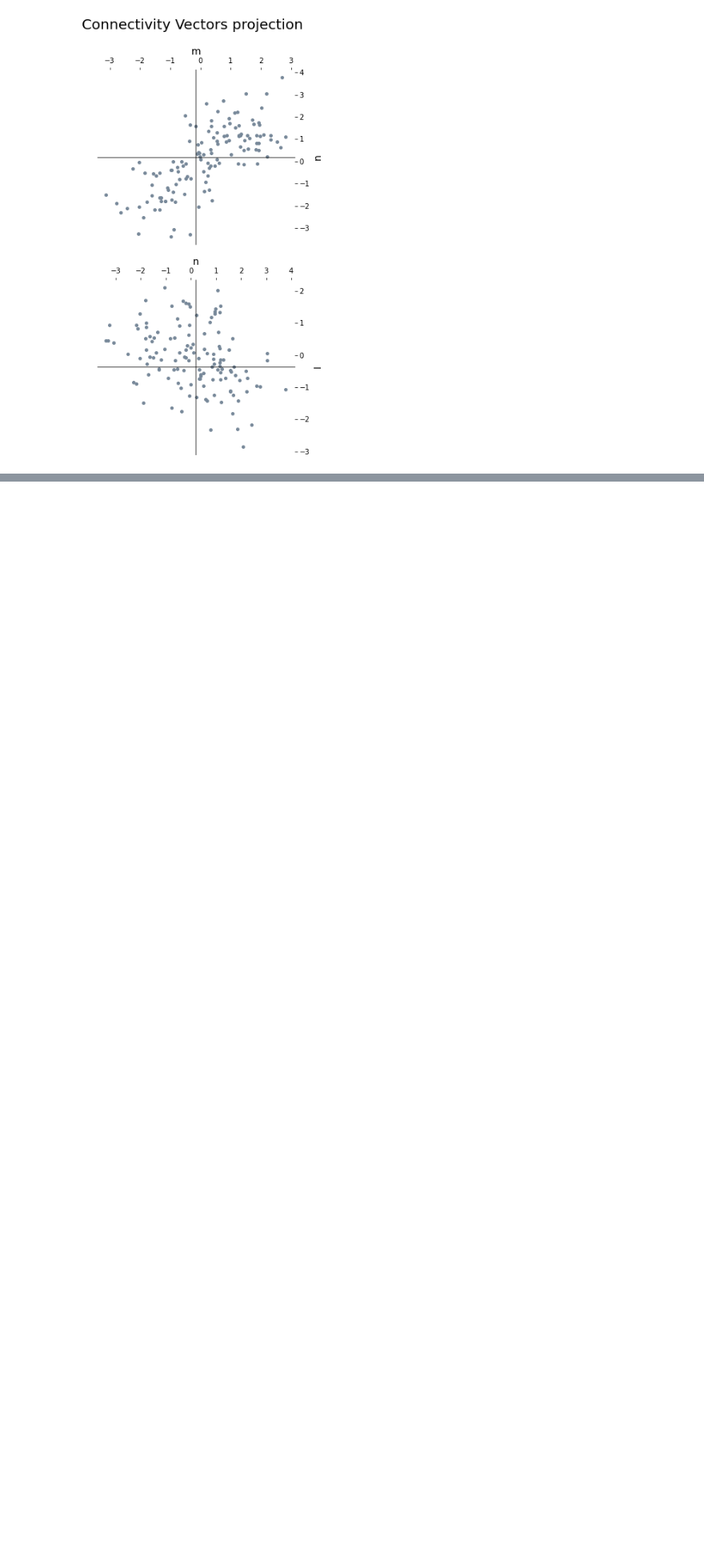
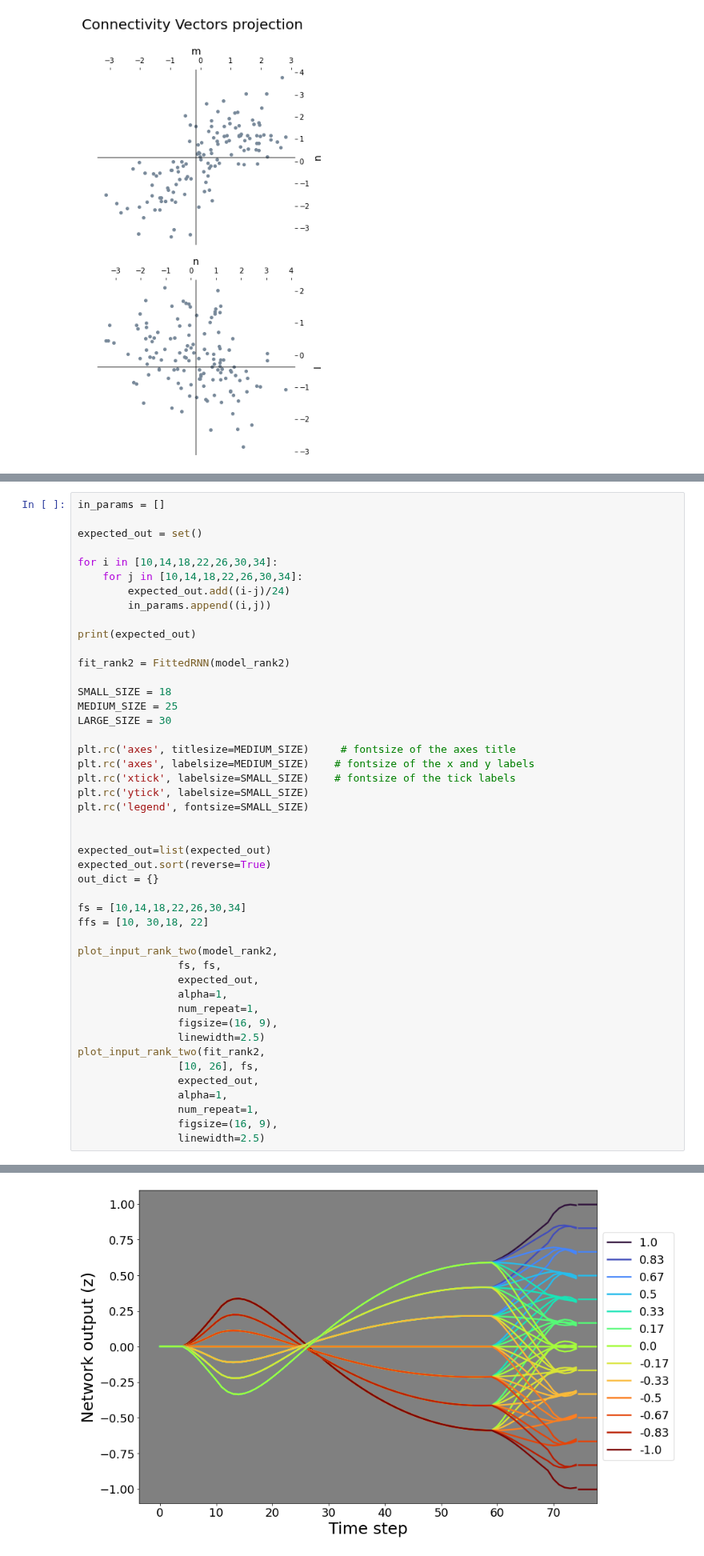
Before and after one commit to Erfan7bt/MHBF, a Jupyter notebook: Projects/ErfanCheck.ipynb, the cells around one changed output, grey strips where cells are left out. Shown at 80% size. Cells and saved outputs as stored; diff of their text form; blank space fills up the shorter version.

```diff
--- a/Projects/ErfanCheck.ipynb
+++ b/Projects/ErfanCheck.ipynb
@@ -123,0 +160,47 @@ plot_input_range(twomodel_given,
+# %%
+in_params = []
+
+expected_out = set()
+
+for i in [10,14,18,22,26,30,34]:
+    for j in [10,14,18,22,26,30,34]:
+        expected_out.add((i-j)/24)
+        in_params.append((i,j))
+
+print(expected_out)
+
+fit_rank2 = FittedRNN(model_rank2)
+
+SMALL_SIZE = 18
+MEDIUM_SIZE = 25
+LARGE_SIZE = 30
+
+plt.rc('axes', titlesize=MEDIUM_SIZE)     # fontsize of the axes title
+plt.rc('axes', labelsize=MEDIUM_SIZE)    # fontsize of the x and y labels
+plt.rc('xtick', labelsize=SMALL_SIZE)    # fontsize of the tick labels
+plt.rc('ytick', labelsize=SMALL_SIZE)
+plt.rc('legend', fontsize=SMALL_SIZE)
+
+
+expected_out=list(expected_out)
+expected_out.sort(reverse=True)
+out_dict = {}
+
+fs = [10,14,18,22,26,30,34]
+ffs = [10, 30,18, 22]
+
+plot_input_rank_two(model_rank2,
+                fs, fs,
+                expected_out,
+                alpha=1,
+                num_repeat=1,
+                figsize=(16, 9),
+                linewidth=2.5)
+plot_input_rank_two(fit_rank2,
+                [10, 26], fs,
+                expected_out,
+                alpha=1,
+                num_repeat=1,
+                figsize=(16, 9),
+                linewidth=2.5)
+# %% [output]
@@ -123,0 +208 @@ plot_input_range(twomodel_given,
+[figure, added]
```
Also changed, not shown: parts of 10 cells of this notebook.
